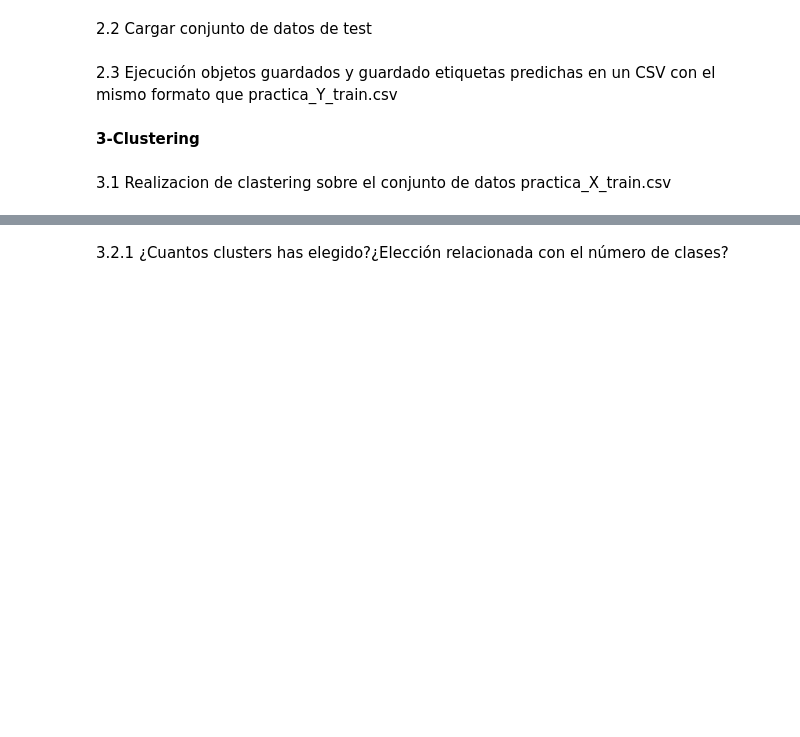
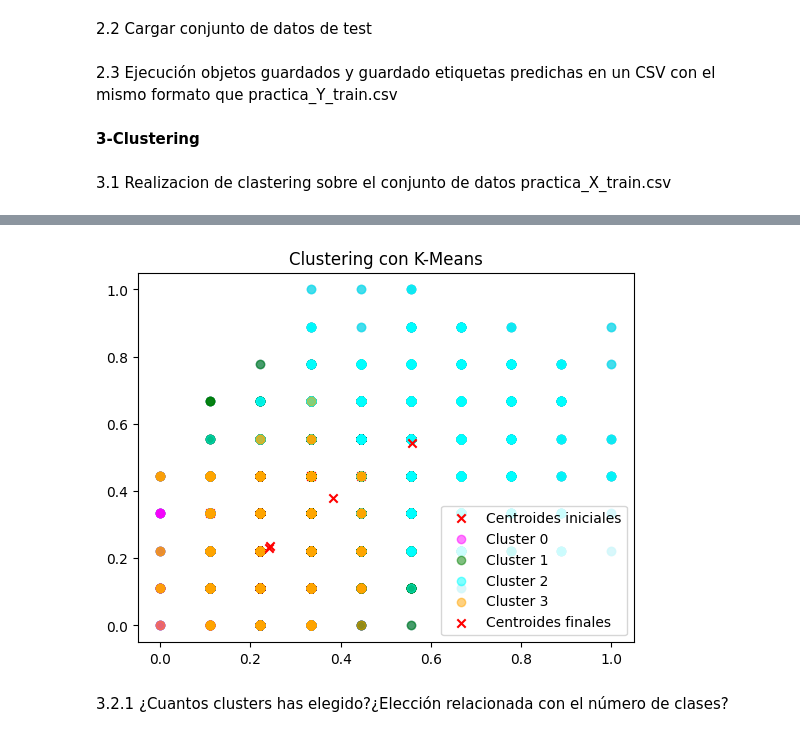
Before and after one commit to SandraGutierrezCruz/PracticaML1, a Jupyter notebook: practica.ipynb, the cells around one changed output, grey strips where cells are left out. Saved outputs shown, nothing was run; the diff lists cells and outputs as text; code cells hidden in the pictures; blank space fills up the shorter version.

```diff
--- a/practica.ipynb
+++ b/practica.ipynb
@@ -326,2 +410,37 @@ Creación script inferencia
+# %%
+import matplotlib.pyplot as plt
+
+# Configuración inicial
+seed = 42
+np.random.seed(seed)
+max_iters = 30
+K = 4 # Número de clusters
+
+X = x_train.values
+
+# Inicializar centroides
+centroides = inicializar_centroides_de_datos(K, X)
+
+# Visualización inicial
+plt.scatter(X[:, 0], X[:, 1], alpha=0.5)
+plt.scatter(centroides[:, 0], centroides[:, 1], color='red', marker='x', label='Centroides iniciales')
+
+# Algoritmo de clustering
+for _ in range(max_iters):
+    clusters = crear_clusters(K, X, centroides)
+    centroides_anteriores = centroides
+    centroides = calcular_nuevos_centroides(K, clusters, X)
+
+# Visualización final
+colors = ['magenta', 'green', 'cyan', 'orange']
+for k in range(K):
+    cluster_points = X[clusters[k]]
+    plt.scatter(cluster_points[:, 0], cluster_points[:, 1], color=colors[k], alpha=0.5, label=f'Cluster {k}')
+plt.scatter(centroides[:, 0], centroides[:, 1], color='red', marker='x', label='Centroides finales')
+plt.legend()
+plt.title("Clustering con K-Means")
+plt.show()
+# %% [output]
+[figure, added]
 # %% [markdown]
 3.2.1 ¿Cuantos clusters has elegido?¿Elección relacionada con el número de clases?
```
Also changed, not shown: parts of 15 cells of this notebook.
